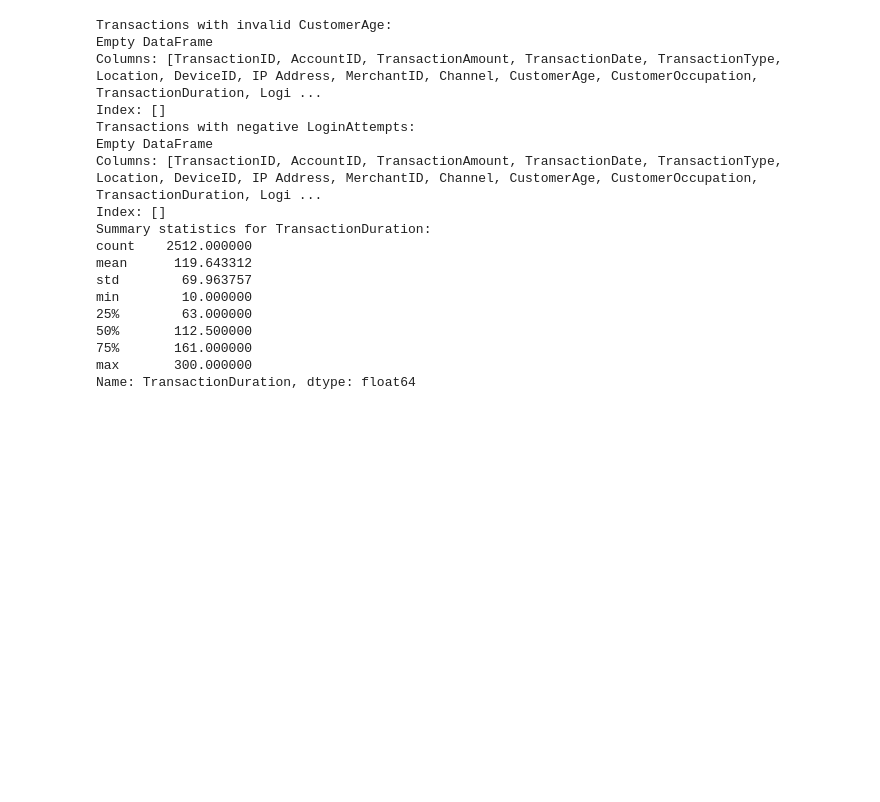
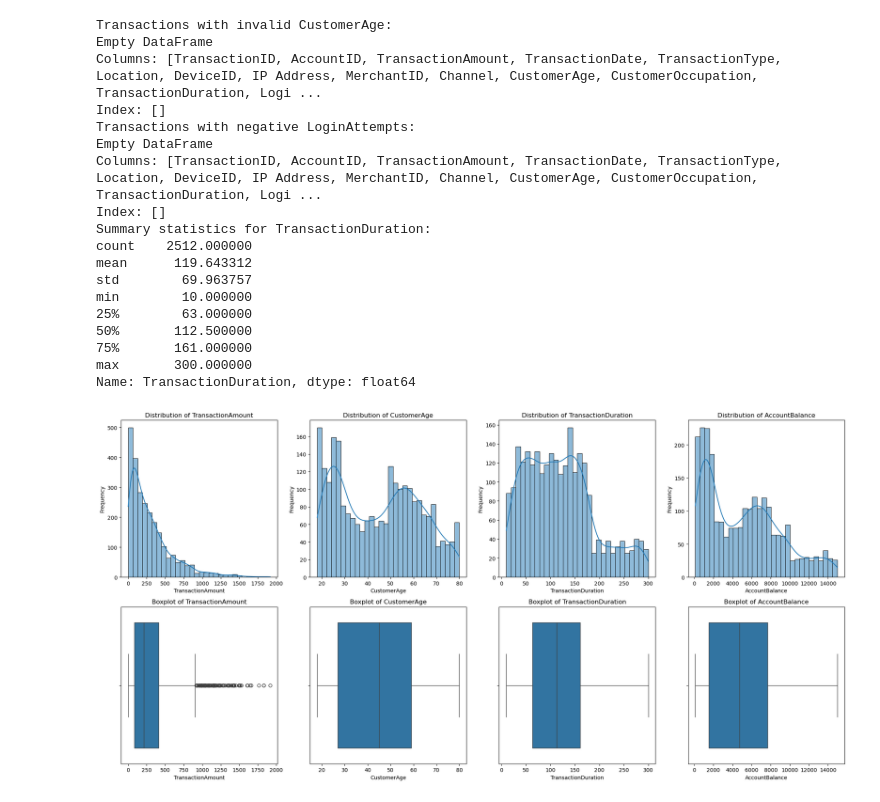
Before and after one commit to kealankuar/bank-fraud-anomaly-detection, a Jupyter notebook: notebooks/EDA.ipynb, the cells around one changed output. Saved outputs shown, nothing was run; the diff lists cells and outputs as text; code cells hidden in the pictures; blank space fills up the shorter version.

```diff
--- a/notebooks/EDA.ipynb
+++ b/notebooks/EDA.ipynb
@@ -122,3 +122,30 @@ min        10.000000
 75%       161.000000
 max       300.000000
 Name: TransactionDuration, dtype: float64
+# %%
+import matplotlib.pyplot as plt
+import seaborn as sns
+
+# List of numerical variables to plot
+num_vars = ['TransactionAmount', 'CustomerAge', 'TransactionDuration','AccountBalance']
+
+# Create a figure with 2 rows and as many columns as there are numerical variables
+fig, axes = plt.subplots(2, len(num_vars), figsize=(5 * len(num_vars), 10))
+
+# Plot histograms on the first row
+for i, var in enumerate(num_vars):
+    sns.histplot(data[var], bins=30, kde=True, ax=axes[0, i])
+    axes[0, i].set_title(f"Distribution of {var}")
+    axes[0, i].set_xlabel(var)
+    axes[0, i].set_ylabel("Frequency")
+
+# Plot box plots on the second row
+for i, var in enumerate(num_vars):
+    sns.boxplot(x=data[var], ax=axes[1, i])
+    axes[1, i].set_title(f"Boxplot of {var}")
+    axes[1, i].set_xlabel(var)
+
+plt.tight_layout()
+plt.show()
+# %% [output]
+[figure, added]
```
Also changed, not shown: parts of 4 cells of this notebook.
